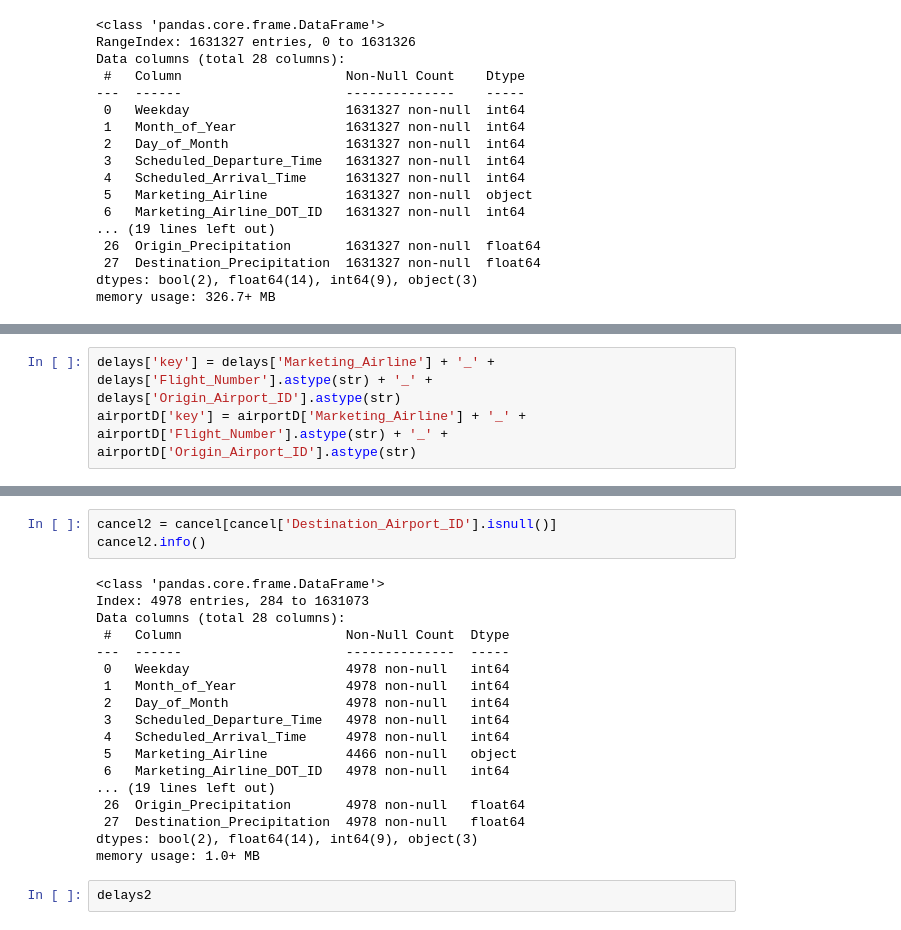
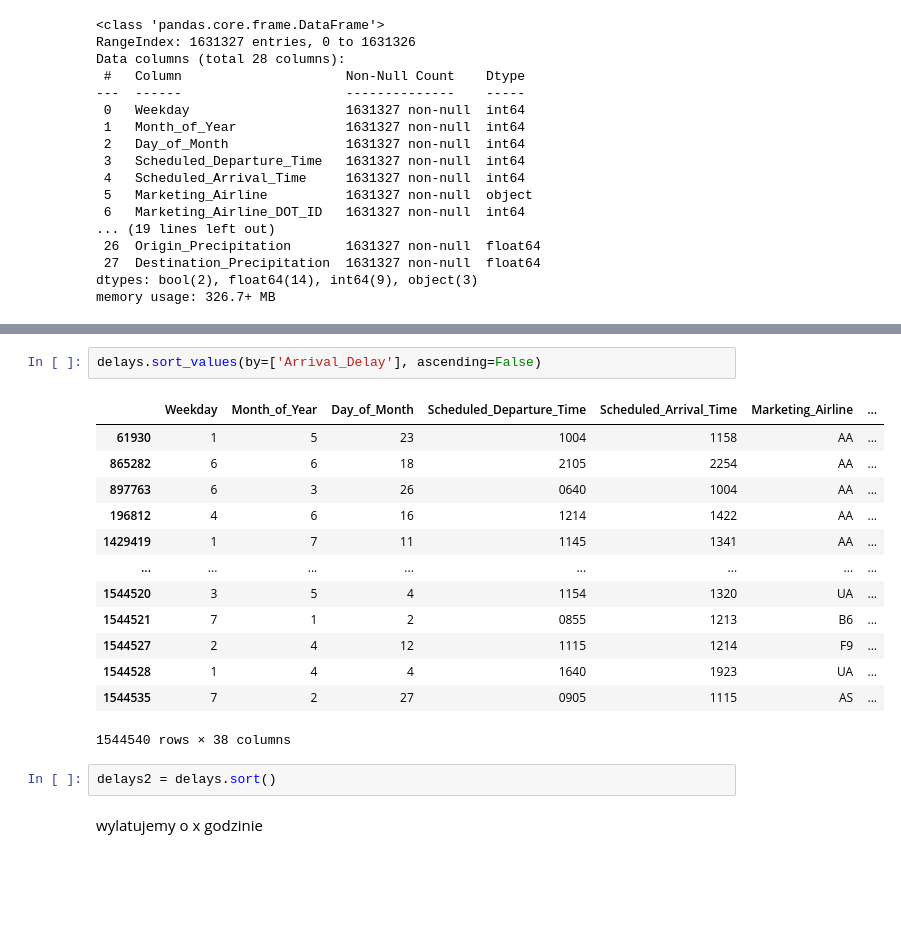
Before and after one commit to mqrcinoo/MachineLearning1Project, a Jupyter notebook: regression.ipynb, the cells around one changed output, grey strips where cells are left out. Drawn from its saved outputs; the diff is of its cells as text; blank space fills up the shorter version.

```diff
--- a/regression.ipynb
+++ b/regression.ipynb
@@ -236,3 +401,0 @@ airportD
-# %%
-delays['key'] = delays['Marketing_Airline'] + '_' + delays['Flight_Number'].astype(str) + '_' + delays['Origin_Airport_ID'].astype(str)
-airportD['key'] = airportD['Marketing_Airline'] + '_' + airportD['Flight_Number'].astype(str) + '_' + airportD['Origin_Airport_ID'].astype(str)
@@ -308,23 +402,20 @@ memory usage: 10.3+ MB
-# %%
-cancel2 = cancel[cancel['Destination_Airport_ID'].isnull()]
-cancel2.info()
-# %% [output]
-<class 'pandas.core.frame.DataFrame'>
-Index: 4978 entries, 284 to 1631073
-Data columns (total 28 columns):
- #   Column                     Non-Null Count  Dtype
----  ------                     --------------  -----
- 0   Weekday                    4978 non-null   int64
- 1   Month_of_Year              4978 non-null   int64
- 2   Day_of_Month               4978 non-null   int64
- 3   Scheduled_Departure_Time   4978 non-null   int64
- 4   Scheduled_Arrival_Time     4978 non-null   int64
- 5   Marketing_Airline          4466 non-null   object
- 6   Marketing_Airline_DOT_ID   4978 non-null   int64
-... (19 lines left out)
- 26  Origin_Precipitation       4978 non-null   float64
- 27  Destination_Precipitation  4978 non-null   float64
-dtypes: bool(2), float64(14), int64(9), object(3)
-memory usage: 1.0+ MB
+# %%
+delays.sort_values(by=['Arrival_Delay'], ascending=False)
+# %% [output]
+|  | Weekday | Month_of_Year | Day_of_Month | Scheduled_Departure_Time | Scheduled_Arrival_Time | Marketing_Airline | ... |
+| 61930 | 1 | 5 | 23 | 1004 | 1158 | AA | ... |
+| 865282 | 6 | 6 | 18 | 2105 | 2254 | AA | ... |
+| 897763 | 6 | 3 | 26 | 0640 | 1004 | AA | ... |
+| 196812 | 4 | 6 | 16 | 1214 | 1422 | AA | ... |
+| 1429419 | 1 | 7 | 11 | 1145 | 1341 | AA | ... |
+| ... | ... | ... | ... | ... | ... | ... | ... |
+| 1544520 | 3 | 5 | 4 | 1154 | 1320 | UA | ... |
+| 1544521 | 7 | 1 | 2 | 0855 | 1213 | B6 | ... |
+| 1544527 | 2 | 4 | 12 | 1115 | 1214 | F9 | ... |
+| 1544528 | 1 | 4 | 4 | 1640 | 1923 | UA | ... |
+| 1544535 | 7 | 2 | 27 | 0905 | 1115 | AS | ... |
+1544540 rows × 38 columns
 # %%
-delays2
+delays2 = delays.sort()
+# %% [markdown]
+wylatujemy o x godzinie
```
Also changed, not shown: parts of 26 cells of this notebook, 1 other file.
